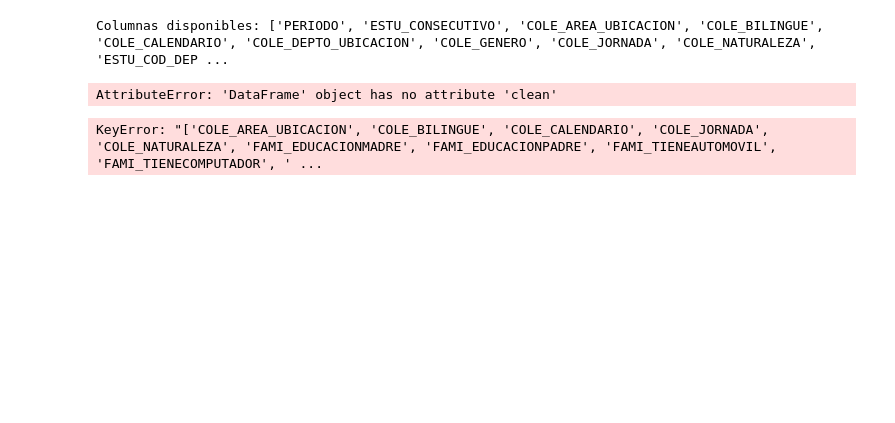
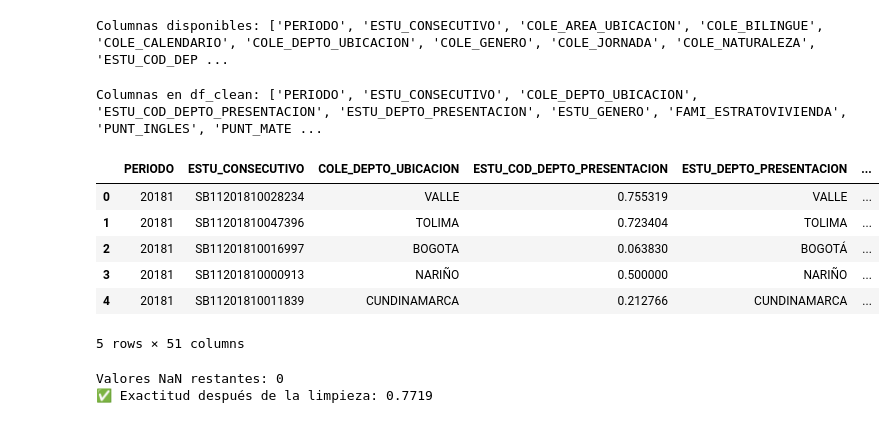
Before and after one commit to MiguelVel95/EspecMiguel, a Jupyter notebook: Trabajo Final/TrabajoFinal.ipynb, the cells around one changed output. Saved outputs shown, nothing was run; the diff lists cells and outputs as text; code cells hidden in the pictures; blank space fills up the shorter version.

```diff
--- a/Trabajo Final/TrabajoFinal.ipynb
+++ b/Trabajo Final/TrabajoFinal.ipynb
@@ -149,14 +164,14 @@ Columnas disponibles: ['PERIODO', 'ESTU_CONSECUTIVO', 'COLE_AREA_UBICACION', 'CO
 from sklearn.impute import SimpleImputer
 from sklearn.preprocessing import MinMaxScaler
 
-df_clean = df.copy()
+df_clean = df_filtrado.copy()
 
 # Imputación
-imputer_edad = SimpleImputer(strategy='median')
-df_clean['FAMI_ESTRATOVIVIENDA'] = imputer_edad.fit_transform(df_clean[['FAMI_ESTRATOVIVIENDA']])
+imputer_Estrato = SimpleImputer(strategy='median')
+df_clean['FAMI_ESTRATOVIVIENDA'] = imputer_Estrato.fit_transform(df_clean[['FAMI_ESTRATOVIVIENDA']])
 
-imputer_ingreso = SimpleImputer(strategy='mean')
-df_clean['ESTU_COD_DEPTO_PRESENTACION'] = imputer_ingreso.fit_transform(df_clean[['ESTU_COD_DEPTO_PRESENTACION']])
+imputer_DeptoCod = SimpleImputer(strategy='median')
+df_clean['ESTU_COD_DEPTO_PRESENTACION'] = imputer_DeptoCod.fit_transform(df_clean[['ESTU_COD_DEPTO_PRESENTACION']])
 
 imputer_Area = SimpleImputer(strategy='most_frequent')
 df_clean['COLE_AREA_UBICACION'] = imputer_Area.fit_transform(df_clean[['COLE_AREA_UBICACION']]).ravel()
@@ -190,20 +205,51 @@ df_clean = pd.get_dummies(df_clean, columns=['COLE_AREA_UBICACION', 'COLE_BILING
 scaler = MinMaxScaler()
 df_clean[['FAMI_ESTRATOVIVIENDA', 'ESTU_COD_DEPTO_PRESENTACION']] = scaler.fit_transform(df_clean[['FAMI_ESTRATOVIVIENDA', 'ESTU_COD_DEPTO_PRESENTACION']])
 # %%
-print("Columnas disponibles:", df.clean.columns.tolist())
+print("Columnas en df_clean:", df_clean.columns.tolist())
+df_clean.head()
 # %% [output]
-AttributeError: 'DataFrame' object has no attribute 'clean'
+Columnas en df_clean: ['PERIODO', 'ESTU_CONSECUTIVO', 'COLE_DEPTO_UBICACION', 'ESTU_COD_DEPTO_PRESENTACION', 'ESTU_DEPTO_PRESENTACION', 'ESTU_GENERO', 'FAMI_ESTRATOVIVIENDA', 'PUNT_INGLES', 'PUNT_MATE ...
+|  | PERIODO | ESTU_CONSECUTIVO | COLE_DEPTO_UBICACION | ESTU_COD_DEPTO_PRESENTACION | ESTU_DEPTO_PRESENTACION | ... |
+| 0 | 20181 | SB11201810028234 | VALLE | 0.755319 | VALLE | ... |
+| 1 | 20181 | SB11201810047396 | TOLIMA | 0.723404 | TOLIMA | ... |
+| 2 | 20181 | SB11201810016997 | BOGOTA | 0.063830 | BOGOTÁ | ... |
+| 3 | 20181 | SB11201810000913 | NARIÑO | 0.500000 | NARIÑO | ... |
+| 4 | 20181 | SB11201810011839 | CUNDINAMARCA | 0.212766 | CUNDINAMARCA | ... |
+5 rows × 51 columns
 # %%
-Xc = df_clean.drop(columns=['ESTU_CONSECUTIVO', 'COLE_AREA_UBICACION', 'COLE_BILINGUE', 'COLE_CALENDARIO', 'COLE_DEPTO_UBICACION','COLE_JORNADA','COLE_NATURALEZA','ESTU_COD_DEPTO_PRESENTACION','FAMI_EDUCACIONMADRE','FAMI_EDUCACIONPADRE','FAMI_ESTRATOVIVIENDA', 'FAMI_TIENEAUTOMOVIL', 'FAMI_TIENECOMPUTADOR', 'FAMI_TIENEINTERNET','Puntaje_Alto'])
+# Eliminar columnas no deseadas
+columnas_a_eliminar = [ 'PERIODO', 'ESTU_CONSECUTIVO', 'COLE_DEPTO_UBICACION',
+    'ESTU_DEPTO_PRESENTACION', 'PUNT_INGLES', 'PUNT_MATEMATICAS' , 'PUNT_SOCIALES_CIUDADANAS' ,
+    'PUNT_SOCIALES_CIUDADANAS', 'PUNT_C_NATURALES', 'PUNT_LECTURA_CRITICA', 'PUNT_GLOBAL', 'Puntaje_Alto'
+]
+
+Xc = df_clean.drop(columns=columnas_a_eliminar)
+
+# 1. Codificar variables categóricas
+columnas_categoricas = Xc.select_dtypes(include=['object']).columns.tolist()
+if columnas_categoricas:
+    Xc = pd.get_dummies(Xc, columns=columnas_categoricas, drop_first=True)
+
+# 2. Imputar valores faltantes (usando la media)
+from sklearn.impute import SimpleImputer
+imputer = SimpleImputer(strategy='mean')
+Xc_imputed = imputer.fit_transform(Xc)
+Xc = pd.DataFrame(Xc_imputed, columns=Xc.columns, index=Xc.index)
+
+# 3. Verificar que no hay NaN
+print("Valores NaN restantes:", Xc.isnull().sum().sum())  # Debe ser 0
+
+# 4. Separar y entrenar
 yc = df_clean['Puntaje_Alto']
-
 Xc_train, Xc_test, yc_train, yc_test = train_test_split(Xc, yc, test_size=0.3, random_state=42)
 
-model_after = LogisticRegression(max_iter=200)
+model_after = LogisticRegression(max_iter=1000)
 model_after.fit(Xc_train, yc_train)
+
 yc_pred = model_after.predict(Xc_test)
 acc_after = accuracy_score(yc_test, yc_pred)
 
 print("✅ Exactitud después de la limpieza:", round(acc_after, 4))
 # %% [output]
-KeyError: "['COLE_AREA_UBICACION', 'COLE_BILINGUE', 'COLE_CALENDARIO', 'COLE_JORNADA', 'COLE_NATURALEZA', 'FAMI_EDUCACIONMADRE', 'FAMI_EDUCACIONPADRE', 'FAMI_TIENEAUTOMOVIL', 'FAMI_TIENECOMPUTADOR', ' ...
+Valores NaN restantes: 0
+✅ Exactitud después de la limpieza: 0.7719
```
Also changed, not shown: parts of 5 cells of this notebook.
